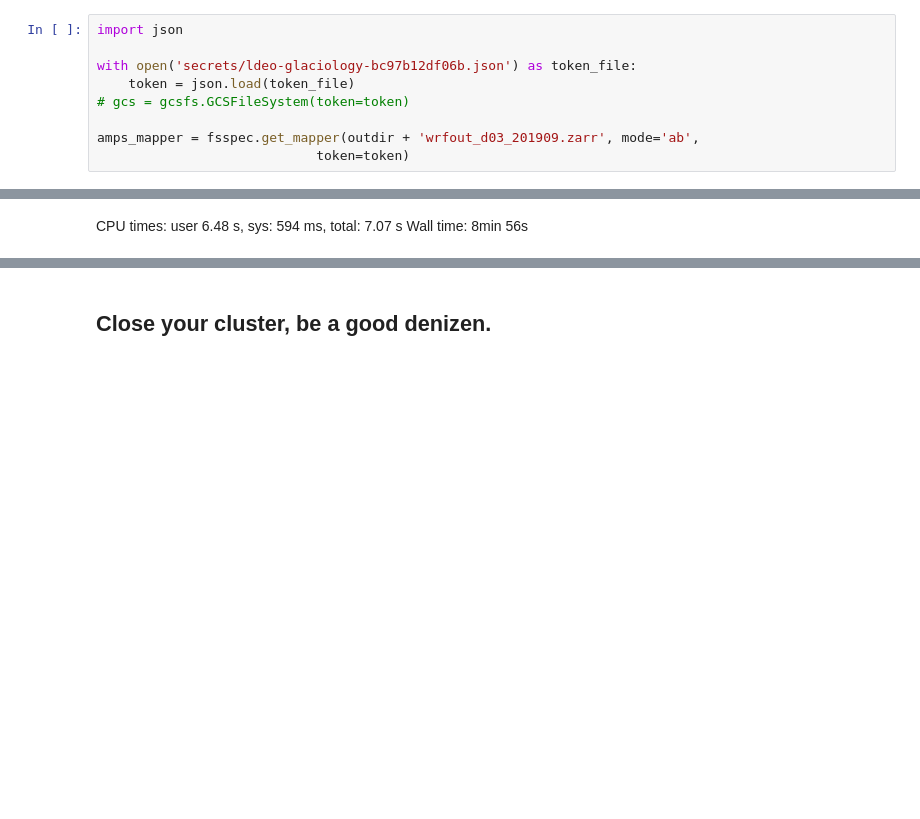
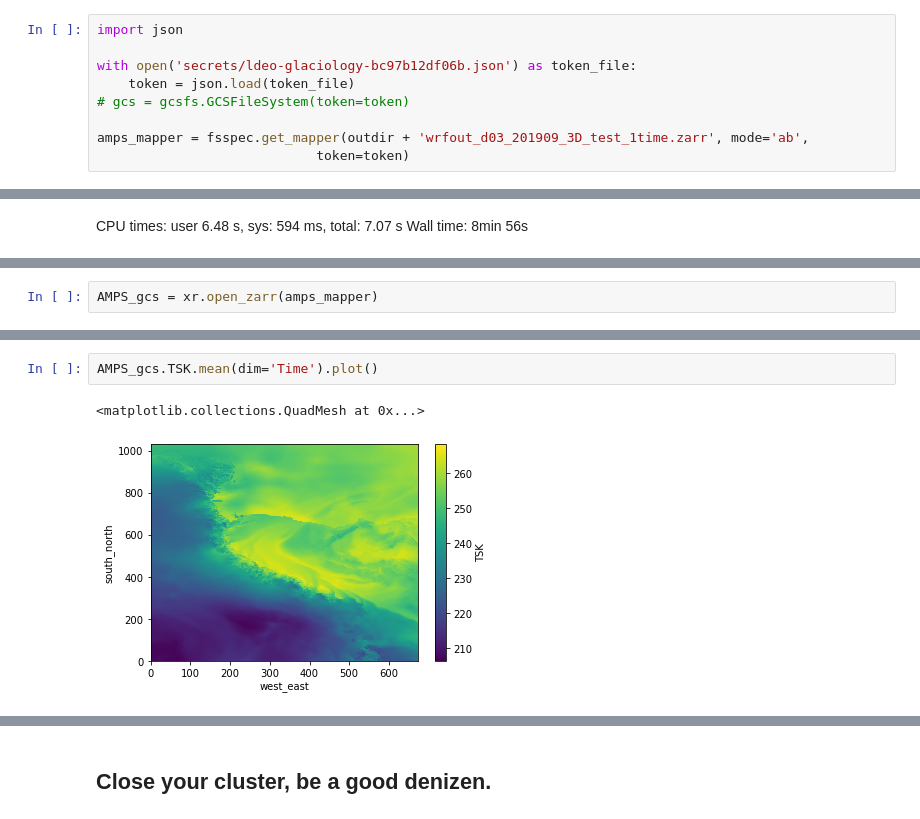
Before and after one commit to ldeo-glaciology/pangeo-AMPS, a Jupyter notebook: test_AMPS_tozarr.ipynb, the cells around one changed output, grey strips where cells are left out. Drawn from its saved outputs; the diff is of its cells as text; blank space fills up the shorter version.

```diff
--- a/test_AMPS_tozarr.ipynb
+++ b/test_AMPS_tozarr.ipynb
@@ -421,6 +404,6 @@ with open('secrets/ldeo-glaciology-bc97b12df06b.json') as token_file:
     token = json.load(token_file)
 # gcs = gcsfs.GCSFileSystem(token=token)
 
-amps_mapper = fsspec.get_mapper(outdir + 'wrfout_d03_201909.zarr', mode='ab',
+amps_mapper = fsspec.get_mapper(outdir + 'wrfout_d03_201909_3D_test_1time.zarr', mode='ab',
                             token=token)
 # %%
@@ -431,0 +420,2 @@ Wall time: 8min 56s
+# %%
+AMPS_gcs = xr.open_zarr(amps_mapper)
@@ -431,0 +442,5 @@ Wall time: 8min 56s
+# %%
+AMPS_gcs.TSK.mean(dim='Time').plot()
+# %% [output]
+<matplotlib.collections.QuadMesh at 0x...>
+[figure, added]
```
Also changed, not shown: parts of 43 cells of this notebook, 3 other files.
